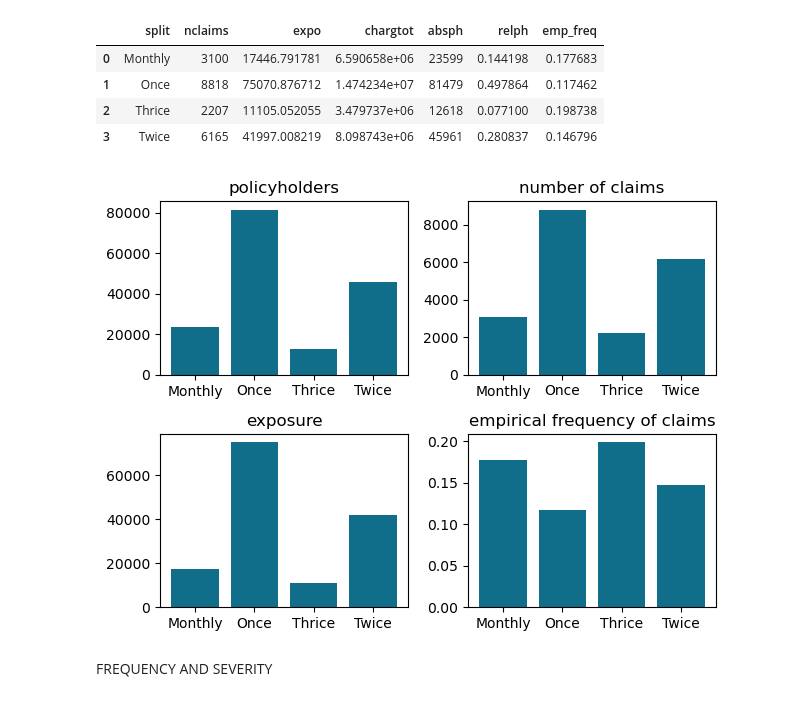
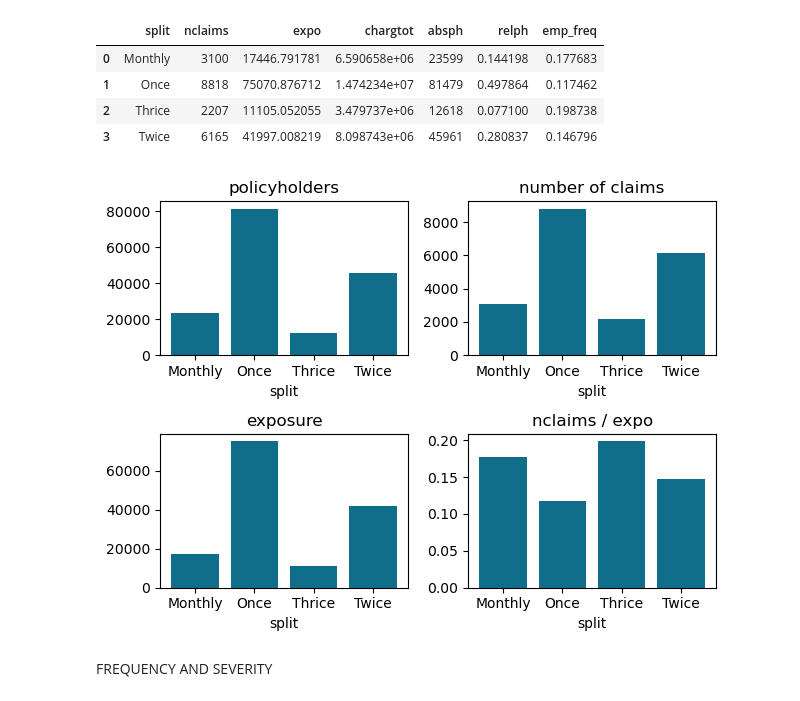
Before and after one commit to HalfmoonSD/Data-Science-for-Non-Life-Insurance-Project, a Jupyter notebook: Exploratory_analysis.ipynb, the cells around one changed output. Saved outputs shown, nothing was run; the diff lists cells and outputs as text; code cells hidden in the pictures.

```diff
--- a/Exploratory_analysis.ipynb
+++ b/Exploratory_analysis.ipynb
@@ -461,23 +467,27 @@ split
 # %%
 plt.subplot(2,2,1)
 plt.bar(split['split'], split['absph'],color=KULbg)
 plt.title('policyholders')
+plt.xlabel('split')
 
 plt.subplot(2,2,2)
 plt.bar(split['split'], split['nclaims'],color=KULbg)
 plt.title('number of claims')
+plt.xlabel('split')
 
 plt.subplot(2,2,3)
 plt.bar(split['split'], split['expo'],color=KULbg)
 plt.title('exposure')
+plt.xlabel('split')
 
 plt.subplot(2,2,4)
 plt.bar(split['split'], split['emp_freq'],color=KULbg)
-plt.title('empirical frequency of claims')
+plt.title('nclaims / expo')
+plt.xlabel('split')
 
 plt.tight_layout()
 # %% [output]
-[figure, old version]
+[figure, new version]
 # %% [markdown]
 FREQUENCY AND SEVERITY
 # %%
```
Also changed, not shown: parts of 13 cells of this notebook.
